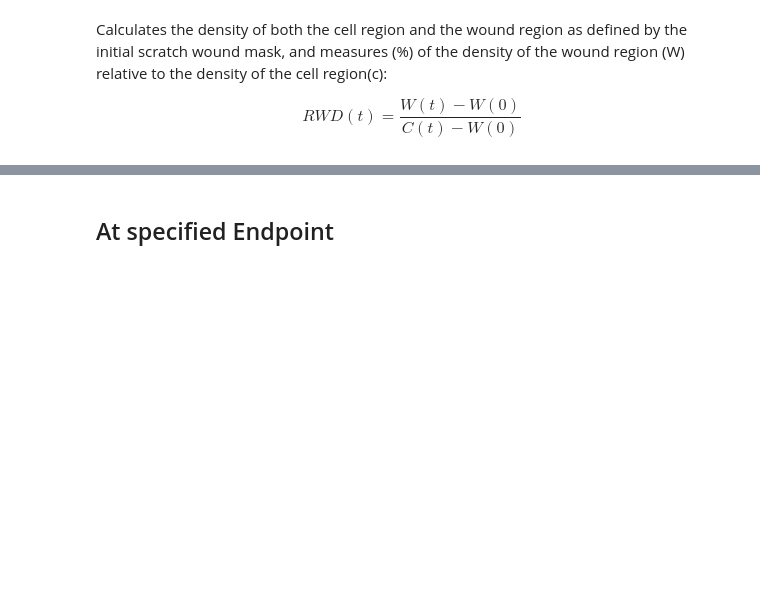
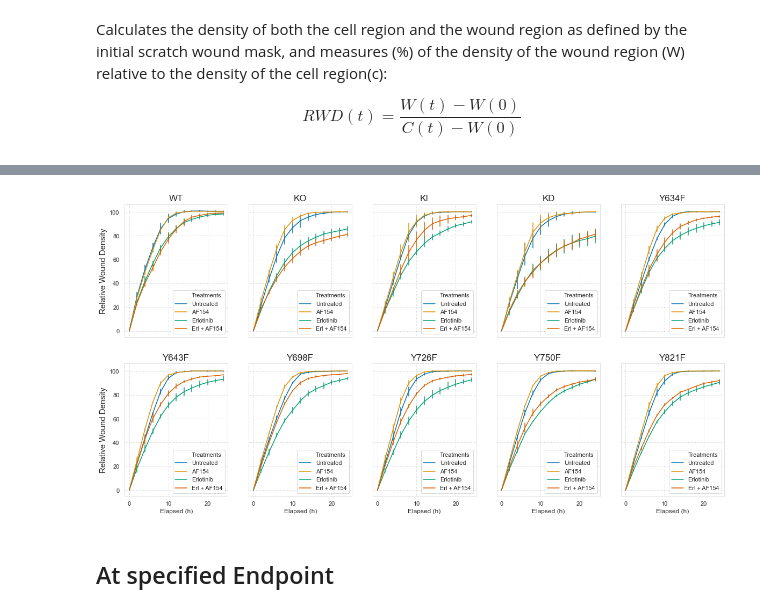
Before and after one commit to meyer-lab/DDMC, a Jupyter notebook: Fig2-CellMigration.ipynb, the cells around one changed output, grey strips where cells are left out. Drawn from its saved outputs; the diff is of its cells as text; code cells hidden in the pictures; blank space fills up the shorter version.

```diff
--- a/Fig2-CellMigration.ipynb
+++ b/Fig2-CellMigration.ipynb
@@ -28,8 +28,8 @@ Calculates the density of both the cell region and the wound region as defined b
 $$ RWD(t) = \frac{W(t)-W(0)}{C(t)-W(0)} $$
 # %%
 # rwdM = pd.read_csv("msresist/data/Phenotypic_data/AXLmutants/EMT/03062020-AXLmuts_EMT_RWD_Matrigel_BR1.csv")
-rwdC1 = pd.read_csv("msresist/data/Phenotypic_data/AXLmutants/EMT/BR1_RWD.csv")
-rwdC2 = pd.read_csv("msresist/data/Phenotypic_data/AXLmutants/EMT/BR2_RWD.csv")
-rwdC3 = pd.read_csv("msresist/data/Phenotypic_data/AXLmutants/EMT/BR3_RWD.csv")
-rwdC4 = pd.read_csv("msresist/data/Phenotypic_data/AXLmutants/EMT/BR4_RWD.csv")
+r1 = pd.read_csv("msresist/data/Phenotypic_data/AXLmutants/EMT/BR1_RWD.csv")
+r2 = pd.read_csv("msresist/data/Phenotypic_data/AXLmutants/EMT/BR2_RWD.csv")
+r3 = pd.read_csv("msresist/data/Phenotypic_data/AXLmutants/EMT/BR3_RWD.csv")
+r4 = pd.read_csv("msresist/data/Phenotypic_data/AXLmutants/EMT/BR4_RWD.csv")
 lines = ["WT", "KO", "KI", "KD", "Y634F", "Y643F", "Y698F", "Y726F", "Y750F ", "Y821F"]
@@ -208,3 +65,7 @@ fig.savefig("GreenWC_TimeLapse_AXLmutants_CellMigration.png")
+# %%
+IndividualTimeCourses(ds, ftp, lines, t1, t2, ylabel, TimePointFC=False, TreatmentFC=False, plot="Full")
+# %% [output]
+[figure, added]
 # %% [markdown]
 ## At specified Endpoint
 # %% [markdown]
```
Also changed, not shown: parts of 43 cells of this notebook, 9 other files.
